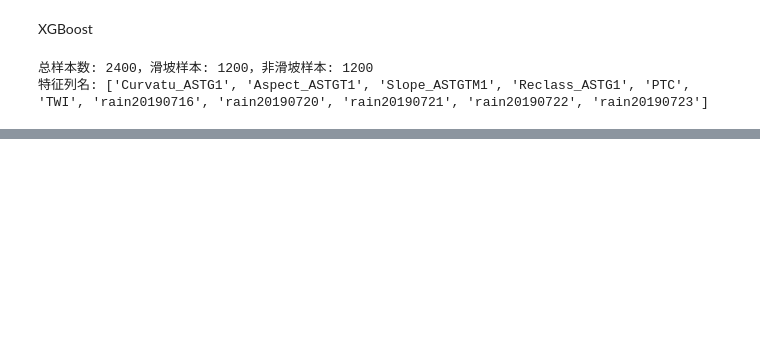
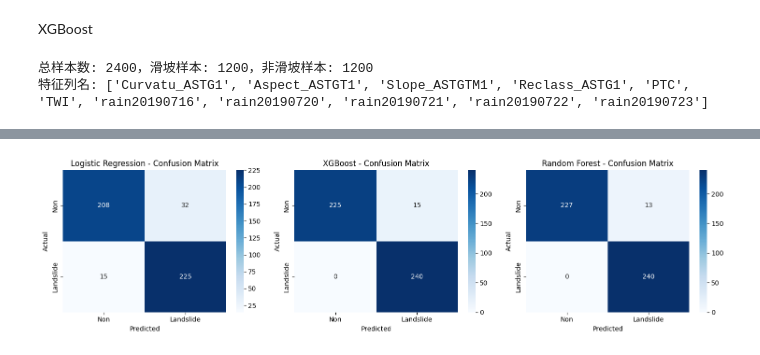
Before and after one commit to Young-yrx/guizhou-landslide, a Jupyter notebook: guizhou.ipynb, the cells around one changed output, grey strips where cells are left out. Cells and saved outputs as stored; diff of their text form; code cells hidden in the pictures; blank space fills up the shorter version.

```diff
--- a/guizhou.ipynb
+++ b/guizhou.ipynb
@@ -59,3 +66,10 @@ print(f"特征列名: {X.columns.tolist()}")
 # %% [output]
 总样本数: 2400，滑坡样本: 1200，非滑坡样本: 1200
 特征列名: ['Curvatu_ASTG1', 'Aspect_ASTGT1', 'Slope_ASTGTM1', 'Reclass_ASTG1', 'PTC', 'TWI', 'rain20190716', 'rain20190720', 'rain20190721', 'rain20190722', 'rain20190723']
+# %%
+# =============================================================================
+# 2. 处理缺失值（填充中位数）
+# =============================================================================
+imputer = SimpleImputer(strategy='median')
+X = pd.DataFrame(imputer.fit_transform(X), columns=X.columns)
+print("缺失值已使用中位数填充。")
@@ -212,0 +334,17 @@ Non-landslide       1.00      0.94      0.97       240
+# %%
+# =============================================================================
+# 10. 混淆矩阵对比（测试集）
+# =============================================================================
+fig, axes = plt.subplots(1, 3, figsize=(15, 4))
+for idx, (name, model) in enumerate(final_models.items()):
+    cm = confusion_matrix(y_test, model.predict(X_test))
+    sns.heatmap(cm, annot=True, fmt='d', cmap='Blues',
+                xticklabels=['Non', 'Landslide'],
+                yticklabels=['Non', 'Landslide'], ax=axes[idx])
+    axes[idx].set_title(f'{name} - Confusion Matrix')
+    axes[idx].set_xlabel('Predicted')
+    axes[idx].set_ylabel('Actual')
+plt.tight_layout()
+plt.show()
+# %% [output]
+[figure, added]
```
Also changed, not shown: parts of 17 cells of this notebook.
